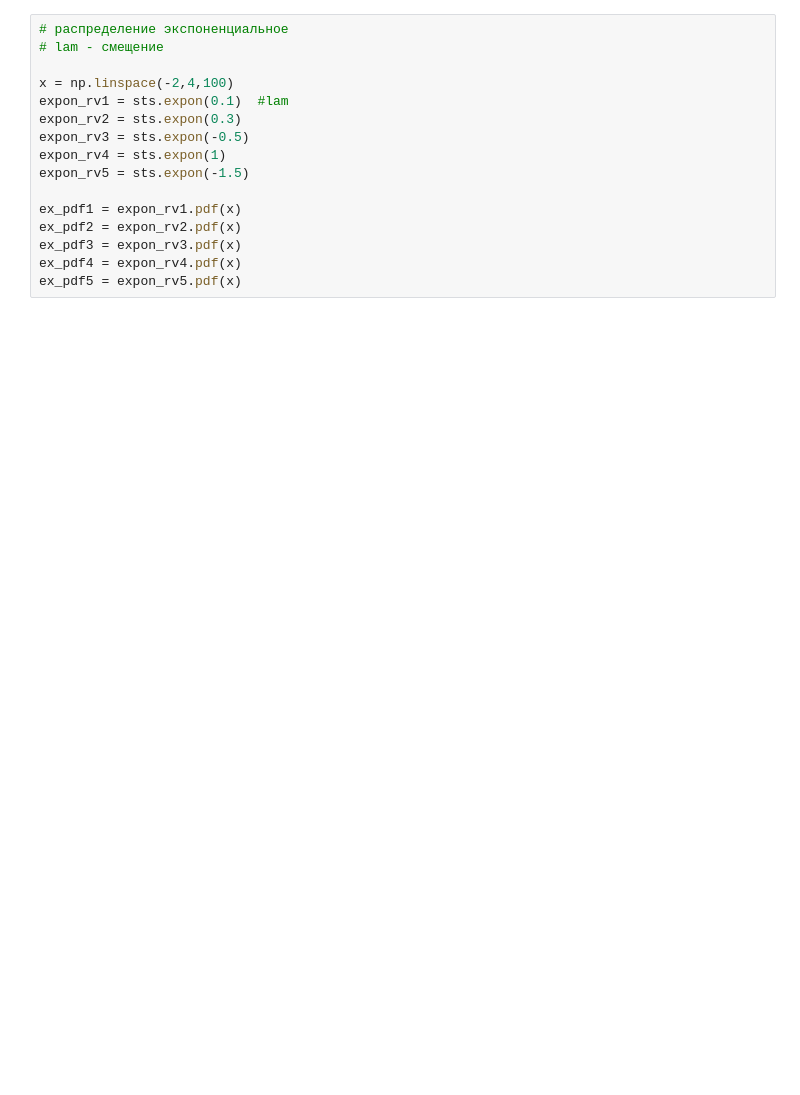
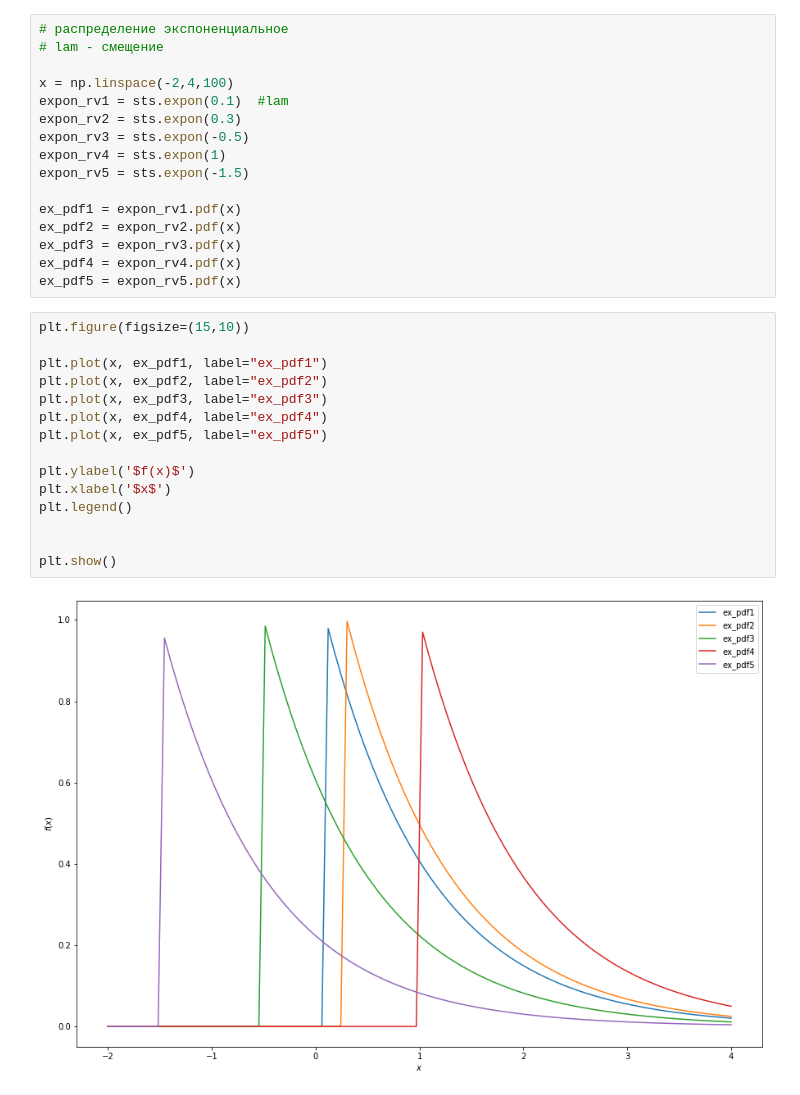
Before and after one commit to andreysemeshin/mds-8-probability-continuous-random-variable-, a Jupyter notebook: mds-8_hw.ipynb, the cells around one changed output. Drawn from its saved outputs; the diff is of its cells as text; blank space fills up the shorter version.

```diff
--- a/mds-8_hw.ipynb
+++ b/mds-8_hw.ipynb
@@ -44,3 +66,20 @@ ex_pdf2 = expon_rv2.pdf(x)
 ex_pdf3 = expon_rv3.pdf(x)
 ex_pdf4 = expon_rv4.pdf(x)
 ex_pdf5 = expon_rv5.pdf(x)
+# %%
+plt.figure(figsize=(15,10))
+
+plt.plot(x, ex_pdf1, label="ex_pdf1")
+plt.plot(x, ex_pdf2, label="ex_pdf2")
+plt.plot(x, ex_pdf3, label="ex_pdf3")
+plt.plot(x, ex_pdf4, label="ex_pdf4")
+plt.plot(x, ex_pdf5, label="ex_pdf5")
+
+plt.ylabel('$f(x)$')
+plt.xlabel('$x$')
+plt.legend()
+
+
+plt.show()
+# %% [output]
+[figure, added]
```
Also changed, not shown: parts of 7 cells of this notebook.
